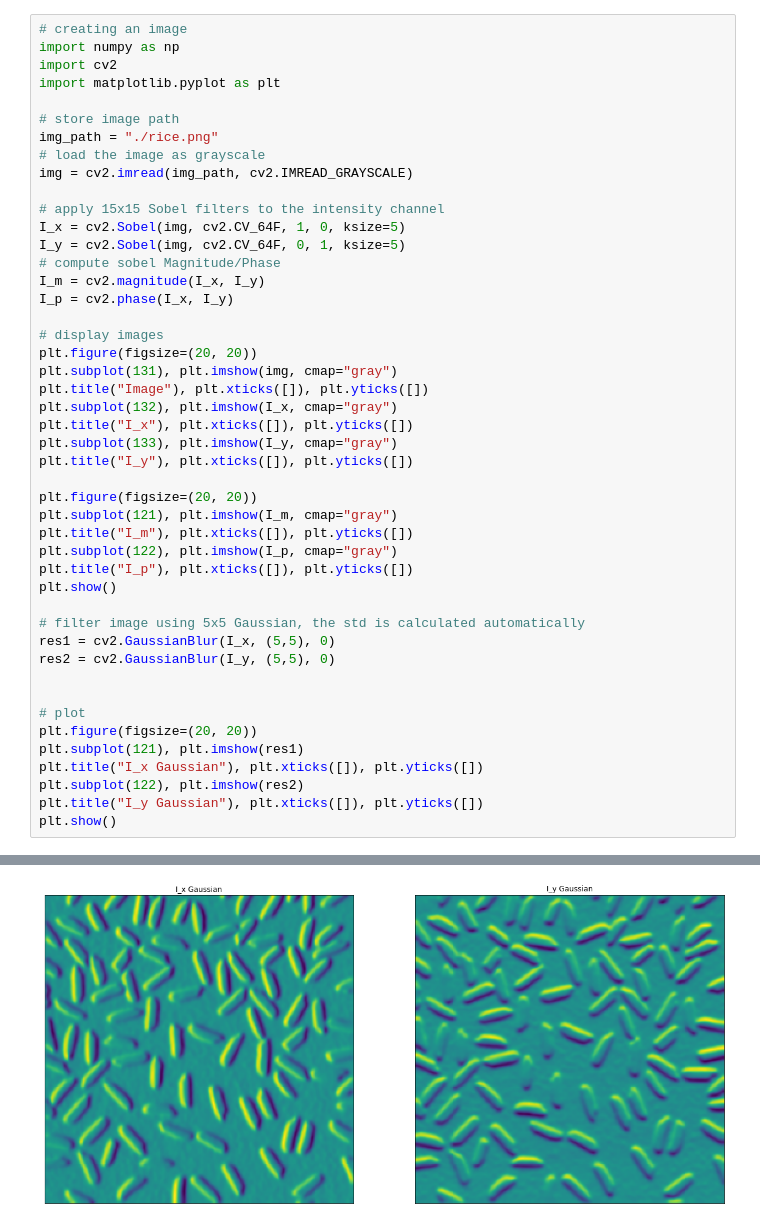
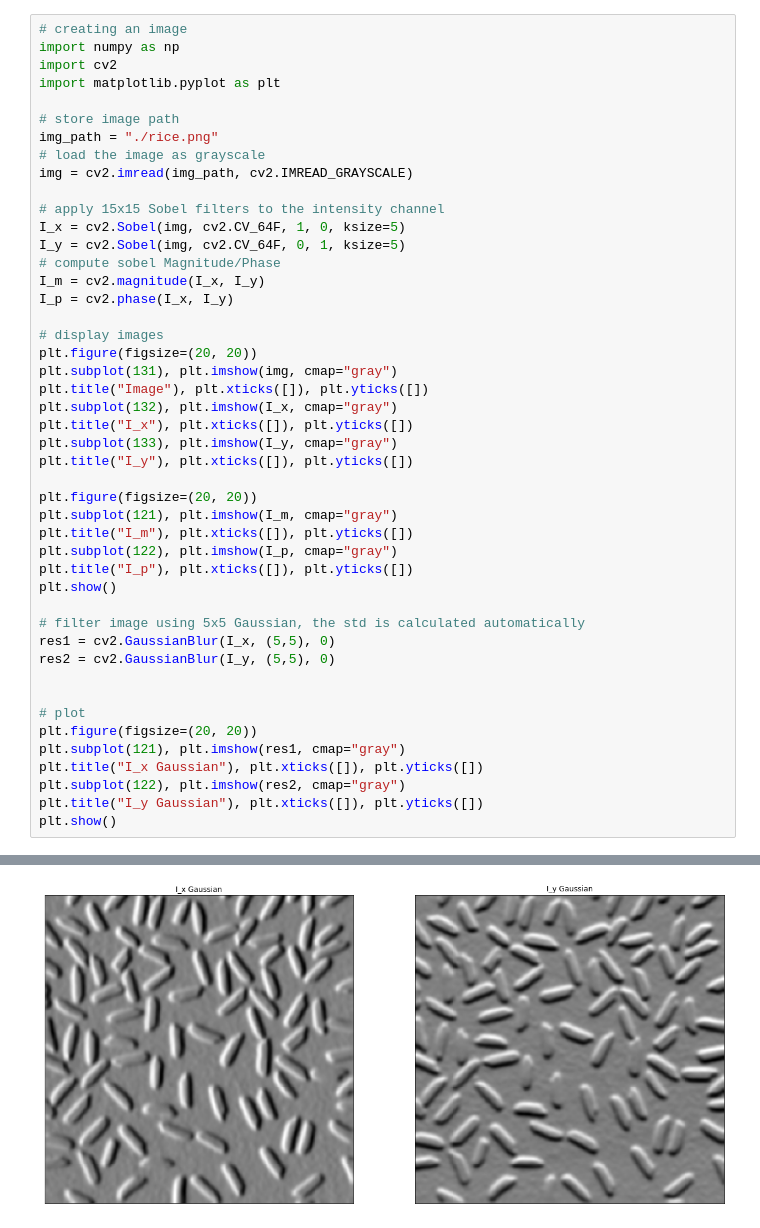
Before and after one commit to alextorabi/ECSE415, a Jupyter notebook: Assignment_1/A1.3.1.ipynb, the cells around one changed output, grey strips where cells are left out. Drawn from its saved outputs; the diff is of its cells as text.

```diff
--- a/Assignment_1/A1.3.1.ipynb
+++ b/Assignment_1/A1.3.1.ipynb
@@ -18,36 +18,36 @@ I_p = cv2.phase(I_x, I_y)
 
 # display images
 plt.figure(figsize=(20, 20))
 plt.subplot(131), plt.imshow(img, cmap="gray")
 plt.title("Image"), plt.xticks([]), plt.yticks([])
 plt.subplot(132), plt.imshow(I_x, cmap="gray")
 plt.title("I_x"), plt.xticks([]), plt.yticks([])
 plt.subplot(133), plt.imshow(I_y, cmap="gray")
 plt.title("I_y"), plt.xticks([]), plt.yticks([])
 
 plt.figure(figsize=(20, 20))
 plt.subplot(121), plt.imshow(I_m, cmap="gray")
 plt.title("I_m"), plt.xticks([]), plt.yticks([])
 plt.subplot(122), plt.imshow(I_p, cmap="gray")
 plt.title("I_p"), plt.xticks([]), plt.yticks([])
 plt.show()
 
 # filter image using 5x5 Gaussian, the std is calculated automatically
 res1 = cv2.GaussianBlur(I_x, (5,5), 0)
 res2 = cv2.GaussianBlur(I_y, (5,5), 0)
 
 
 # plot
 plt.figure(figsize=(20, 20))
-plt.subplot(121), plt.imshow(res1)
+plt.subplot(121), plt.imshow(res1, cmap="gray")
 plt.title("I_x Gaussian"), plt.xticks([]), plt.yticks([])
-plt.subplot(122), plt.imshow(res2)
+plt.subplot(122), plt.imshow(res2, cmap="gray")
 plt.title("I_y Gaussian"), plt.xticks([]), plt.yticks([])
 plt.show()
 # %% [output]
 [figure]
 [figure]
-[figure, old version]
+[figure, new version]
 # %%
 # creating an image
 import numpy as np
```
Also changed, not shown: parts of 4 cells of this notebook, 1 other file.
